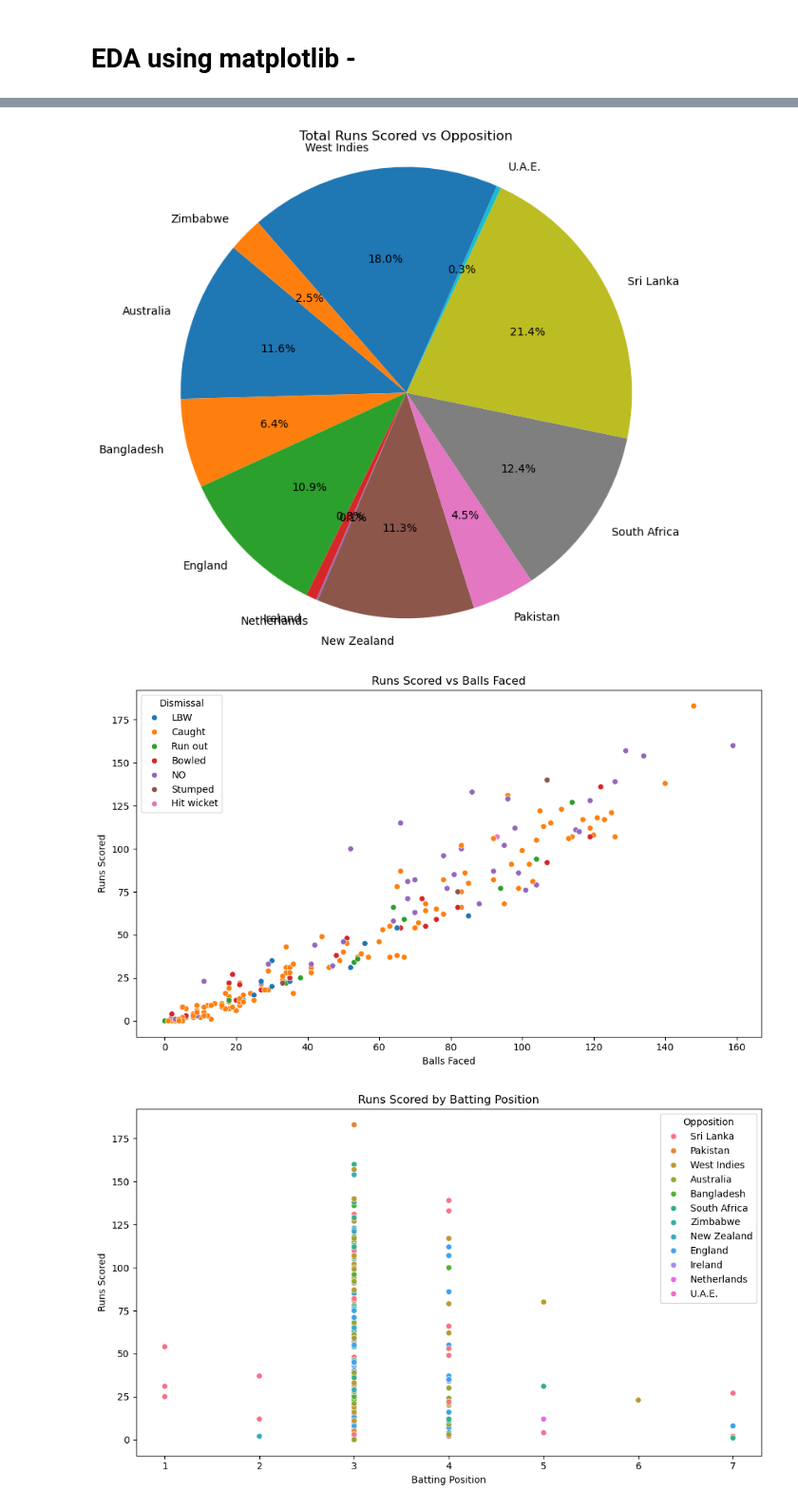
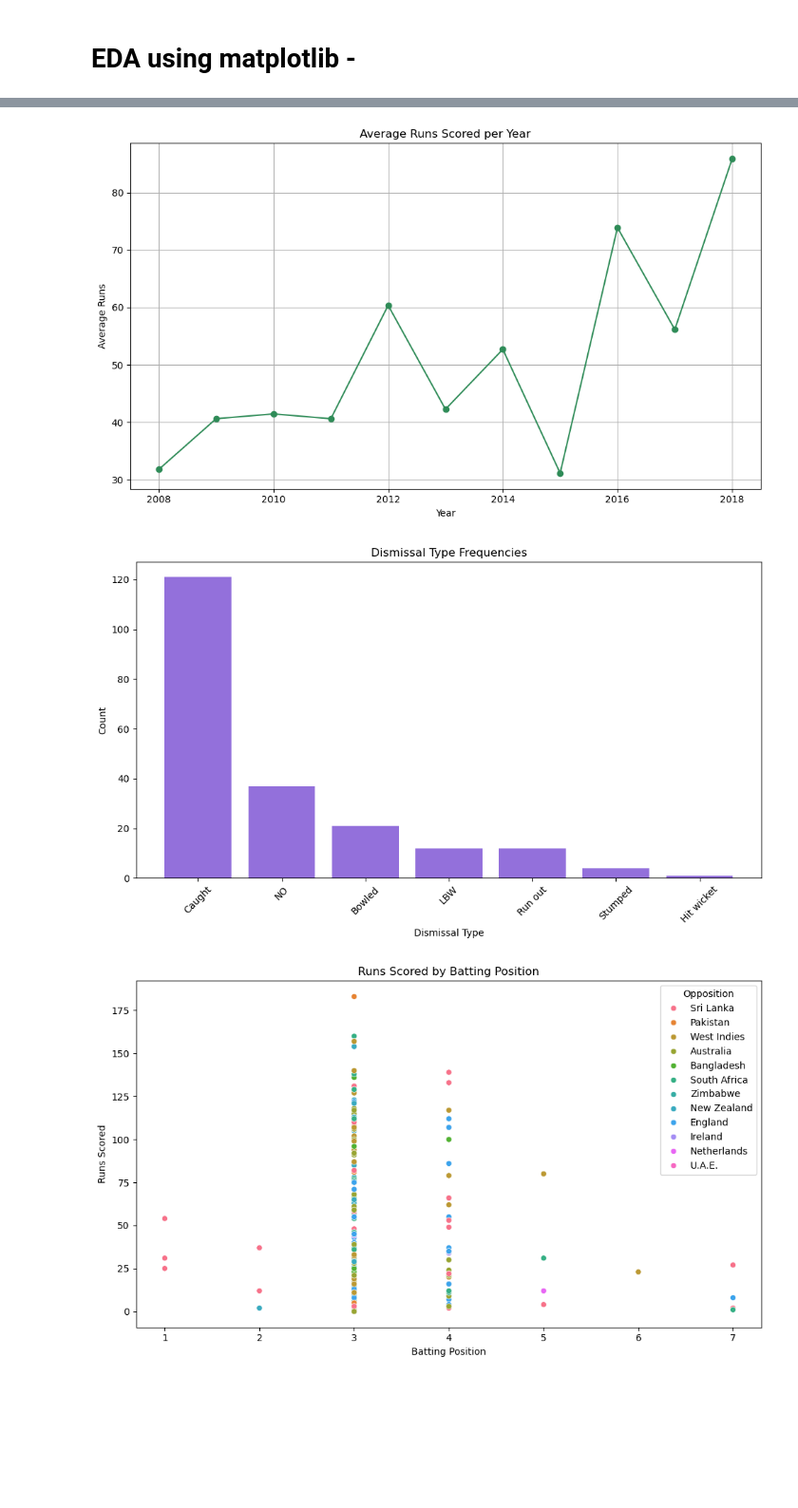
Before and after one commit to BARKKNIGHT/Data-Science, a Jupyter notebook: 16_april_2025_csv_eda.ipynb, the cells around one changed output, grey strips where cells are left out. Shown: that part at 95% size. Cells and saved outputs as stored; diff of their text form; code cells hidden in the pictures; blank space fills up the shorter version.

```diff
--- a/16_april_2025_csv_eda.ipynb
+++ b/16_april_2025_csv_eda.ipynb
@@ -101,22 +121,37 @@ plt.show()
 # %%
-runs_by_opposition = data.groupby('Opposition')['RunsScored'].sum()
-plt.figure(figsize=(8, 8))
-plt.pie(runs_by_opposition, labels=runs_by_opposition.index, autopct='%1.1f%%', startangle=140)
-plt.title('Total Runs Scored vs Opposition')
-plt.axis('equal')
+avg_runs_year = data.groupby('Year')['RunsScored'].mean()
+plt.figure(figsize=(10, 6))
+plt.plot(
+    avg_runs_year.index,
+    avg_runs_year.values,
+    marker='o',
+    linestyle='-',
+    color='seagreen'
+)
+plt.title('Average Runs Scored per Year')
+plt.xlabel('Year')
+plt.ylabel('Average Runs')
+plt.grid(True)
+plt.tight_layout()
 plt.show()
 # %% [output]
-[figure, old version]
+[figure, new version]
 # %%
+dismissal_counts = data['Dismissal'].value_counts()
 plt.figure(figsize=(10, 6))
-sns.scatterplot(data=data, x='BallsFaced', y='RunsScored', hue='Dismissal')
-plt.title('Runs Scored vs Balls Faced')
-plt.xlabel('Balls Faced')
-plt.ylabel('Runs Scored')
+plt.bar(
+    dismissal_counts.index,
+    dismissal_counts.values,
+    color='mediumpurple'
+)
+plt.title('Dismissal Type Frequencies')
+plt.xlabel('Dismissal Type')
+plt.ylabel('Count')
+plt.xticks(rotation=45)
 plt.tight_layout()
 plt.show()
 # %% [output]
-[figure, old version]
+[figure, new version]
 # %%
 plt.figure(figsize=(10, 6))
 sns.scatterplot(data=data, x='BattingPosition', y='RunsScored', hue='Opposition')
```
Also changed, not shown: parts of 3 cells of this notebook, 1 other file.
